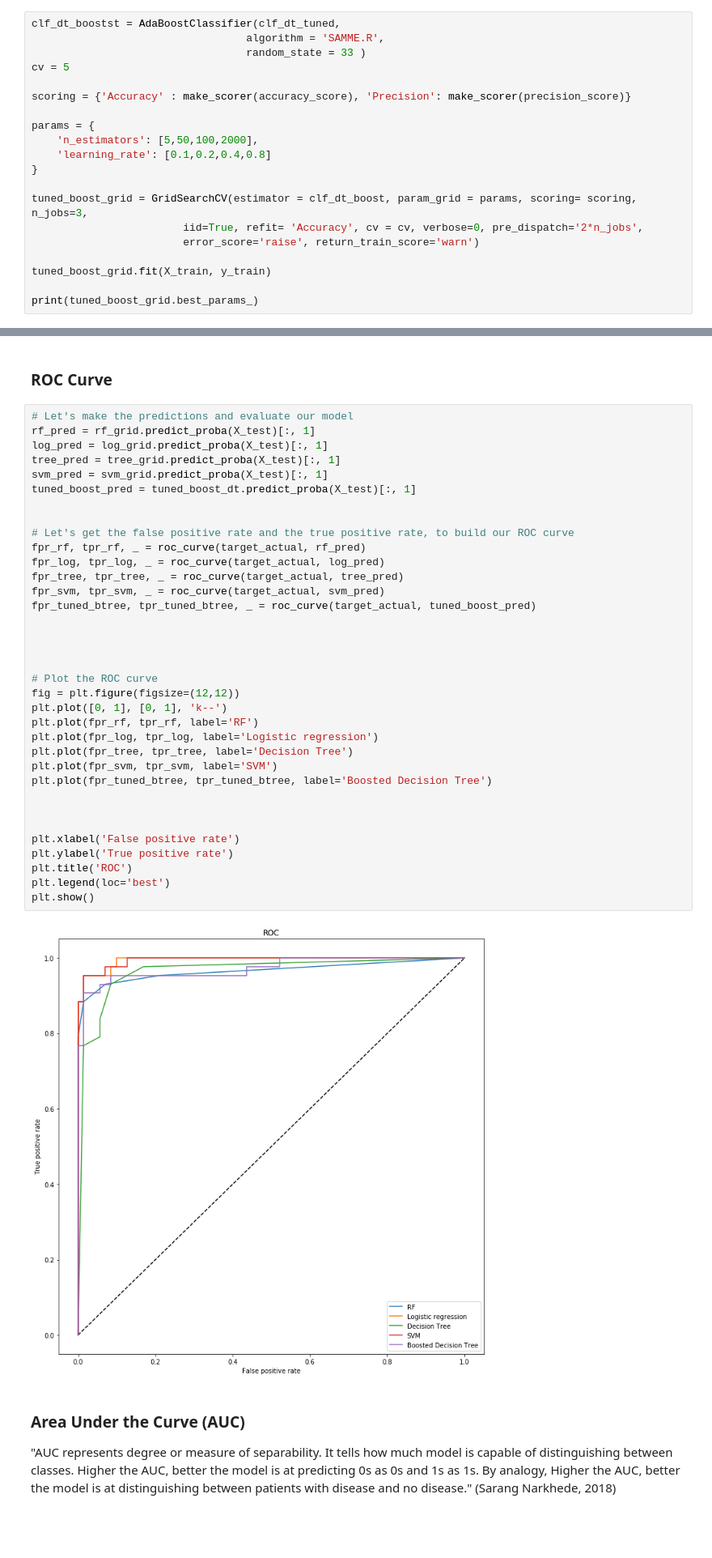
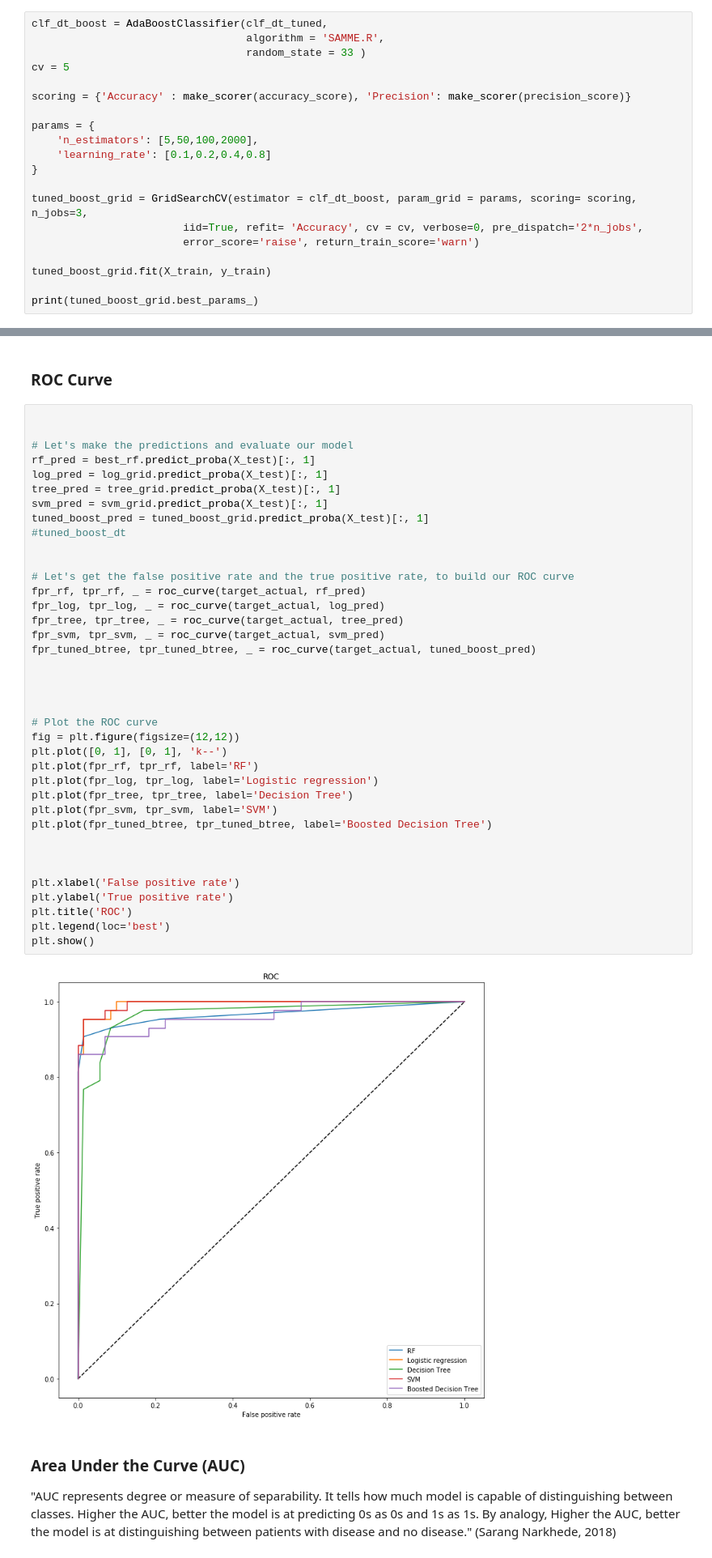
Before and after one commit to puczilka/Breast-cancer-prediction, a Jupyter notebook: notebooks/MK-1.ipynb, the cells around one changed output, grey strips where cells are left out. Shown at 81% size. Drawn from its saved outputs; the diff is of its cells as text; blank space fills up the shorter version.

```diff
--- a/notebooks/MK-1.ipynb
+++ b/notebooks/MK-1.ipynb
@@ -530,7 +532,7 @@ Boosted Decision tree precision: 92.50%
 # %% [markdown]
 ##### Tuned Boosting
 # %%
-clf_dt_boostst = AdaBoostClassifier(clf_dt_tuned,
+clf_dt_boost = AdaBoostClassifier(clf_dt_tuned,
                                   algorithm = 'SAMME.R',
                                   random_state = 33 )
 cv = 5
@@ -764,42 +764,45 @@ The recall is the ratio tp / (tp + fn) where tp is the number of true positives
 # %% [markdown]
 ### ROC Curve
 # %%
+
+
 # Let's make the predictions and evaluate our model
-rf_pred = rf_grid.predict_proba(X_test)[:, 1]
+rf_pred = best_rf.predict_proba(X_test)[:, 1]
 log_pred = log_grid.predict_proba(X_test)[:, 1]
 tree_pred = tree_grid.predict_proba(X_test)[:, 1]
 svm_pred = svm_grid.predict_proba(X_test)[:, 1]
-tuned_boost_pred = tuned_boost_dt.predict_proba(X_test)[:, 1]
+tuned_boost_pred = tuned_boost_grid.predict_proba(X_test)[:, 1]
+#tuned_boost_dt
 
 
 # Let's get the false positive rate and the true positive rate, to build our ROC curve
 fpr_rf, tpr_rf, _ = roc_curve(target_actual, rf_pred)
 fpr_log, tpr_log, _ = roc_curve(target_actual, log_pred)
 fpr_tree, tpr_tree, _ = roc_curve(target_actual, tree_pred)
 fpr_svm, tpr_svm, _ = roc_curve(target_actual, svm_pred)
 fpr_tuned_btree, tpr_tuned_btree, _ = roc_curve(target_actual, tuned_boost_pred)
 
 
 
 
 # Plot the ROC curve
 fig = plt.figure(figsize=(12,12))
 plt.plot([0, 1], [0, 1], 'k--')
 plt.plot(fpr_rf, tpr_rf, label='RF')
 plt.plot(fpr_log, tpr_log, label='Logistic regression')
 plt.plot(fpr_tree, tpr_tree, label='Decision Tree')
 plt.plot(fpr_svm, tpr_svm, label='SVM')
 plt.plot(fpr_tuned_btree, tpr_tuned_btree, label='Boosted Decision Tree')
 
 
 
 plt.xlabel('False positive rate')
 plt.ylabel('True positive rate')
 plt.title('ROC')
 plt.legend(loc='best')
 plt.show()
 # %% [output]
-[figure, old version]
+[figure, new version]
 # %% [markdown]
 ### Area Under the Curve (AUC)
 
```
Also changed, not shown: parts of 21 cells of this notebook.
